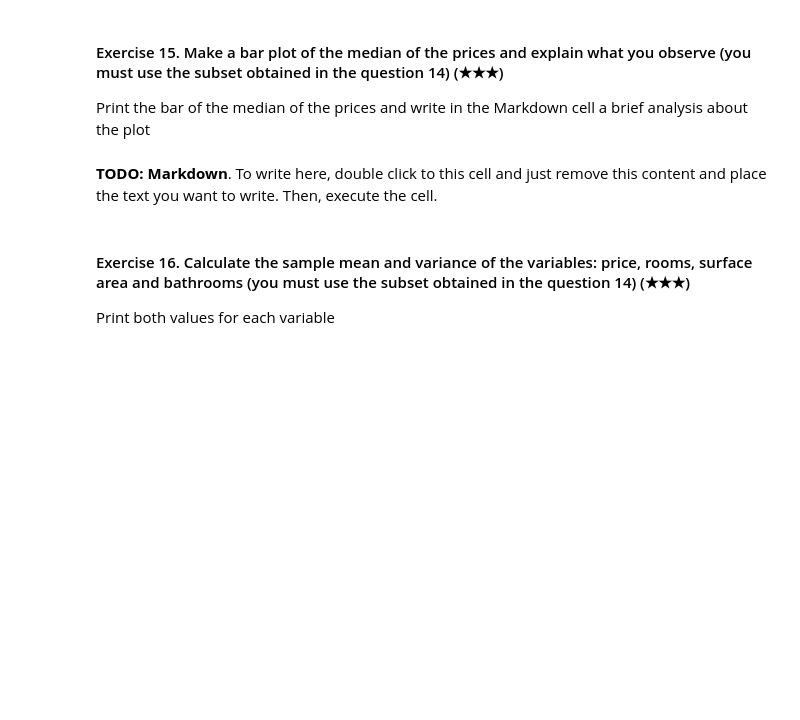
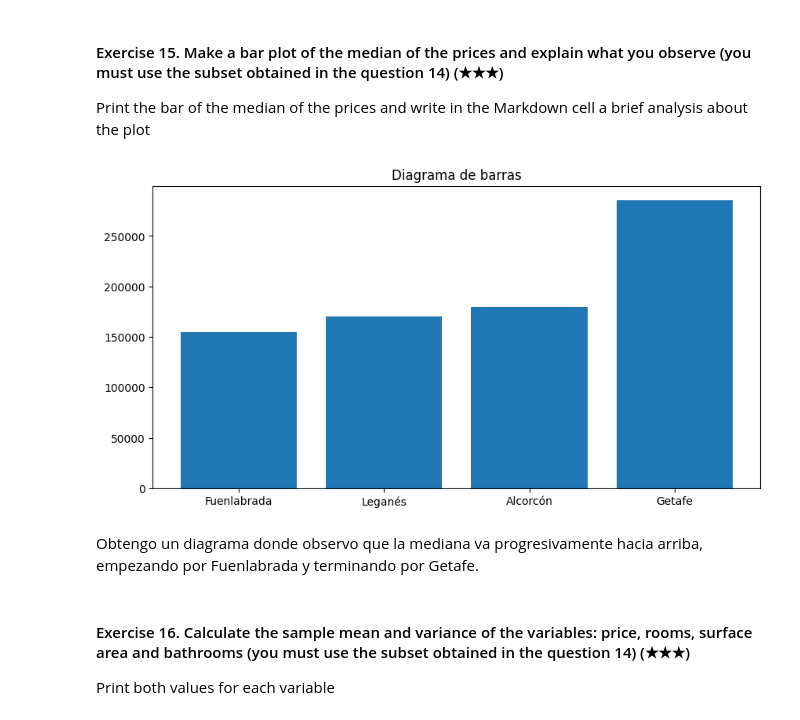
Before and after one commit to JavierSerranoSanchez/realestate-datacleanup-exercise, a Jupyter notebook: project.ipynb, the cells around one changed output. Cells and saved outputs as stored; diff of their text form; code cells hidden in the pictures; blank space fills up the shorter version.

```diff
--- a/project.ipynb
+++ b/project.ipynb
@@ -219,9 +313,23 @@ Hint: Filter the original DataFrame using the column `level5` and the function `
 
 Print the bar of the median of the prices and write in the Markdown cell a brief analysis about the plot
 # %%
-# TODO: Code
+import pandas as pd
+import matplotlib.pyplot as plt
+ds = pd.read_csv('assets/real_estate.csv', sep=';')
+poblaciones_seleccionadas = ['Fuenlabrada', 'Leganés', 'Getafe', 'Alcorcón']
+Subconjunto = ds[ds['level5'].isin(poblaciones_seleccionadas)]
+mediana_precios = Subconjunto.groupby('level5')['price'].median().sort_values()
+
+labels = ["Fuenlabrada", "Leganés", "Alcorcón", "Getafe"]
+values = [155000, 169950, 179500,285305]
+plt.figure(figsize= (10,5))
+plt.bar(labels,values)
+plt.title("Diagrama de barras")
+plt.show()
+# %% [output]
+[figure, added]
 # %% [markdown]
-**TODO: Markdown**. To write here, double click to this cell and just remove this content and place the text you want to write. Then, execute the cell.
+Obtengo un diagrama donde observo que la mediana va progresivamente hacia arriba, empezando por Fuenlabrada y terminando por Getafe.
 # %% [markdown]
 #### Exercise 16. Calculate the sample mean and variance of the variables: price, rooms, surface area and bathrooms (you must use the subset obtained in the question 14) (★★★)
 
```
Also changed, not shown: parts of 21 cells of this notebook.
